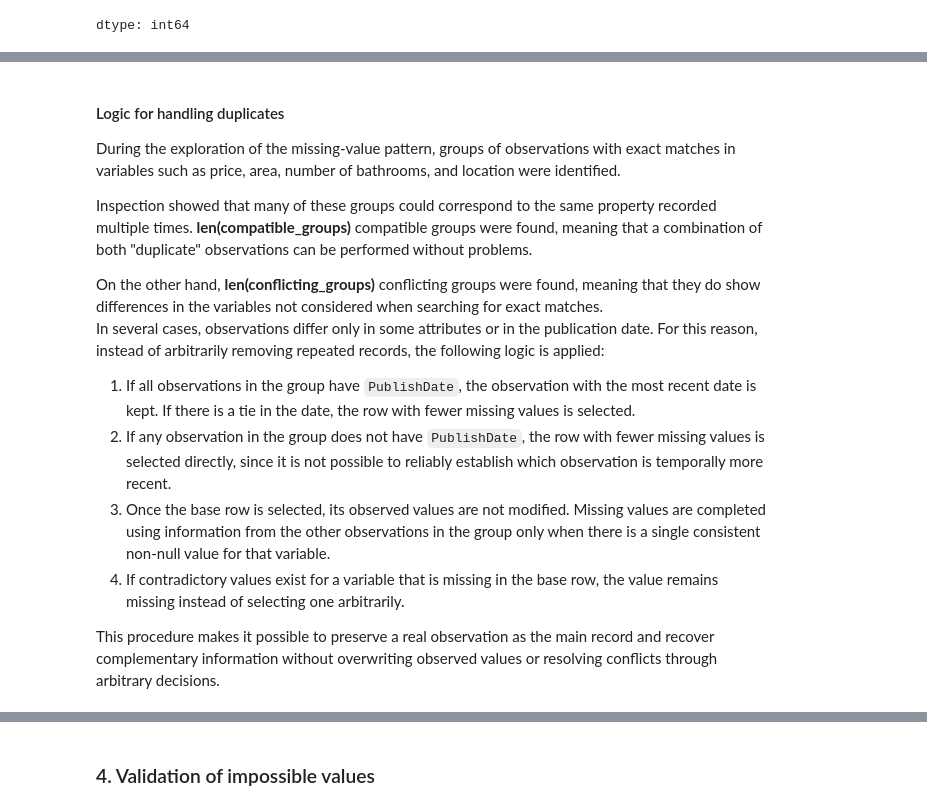
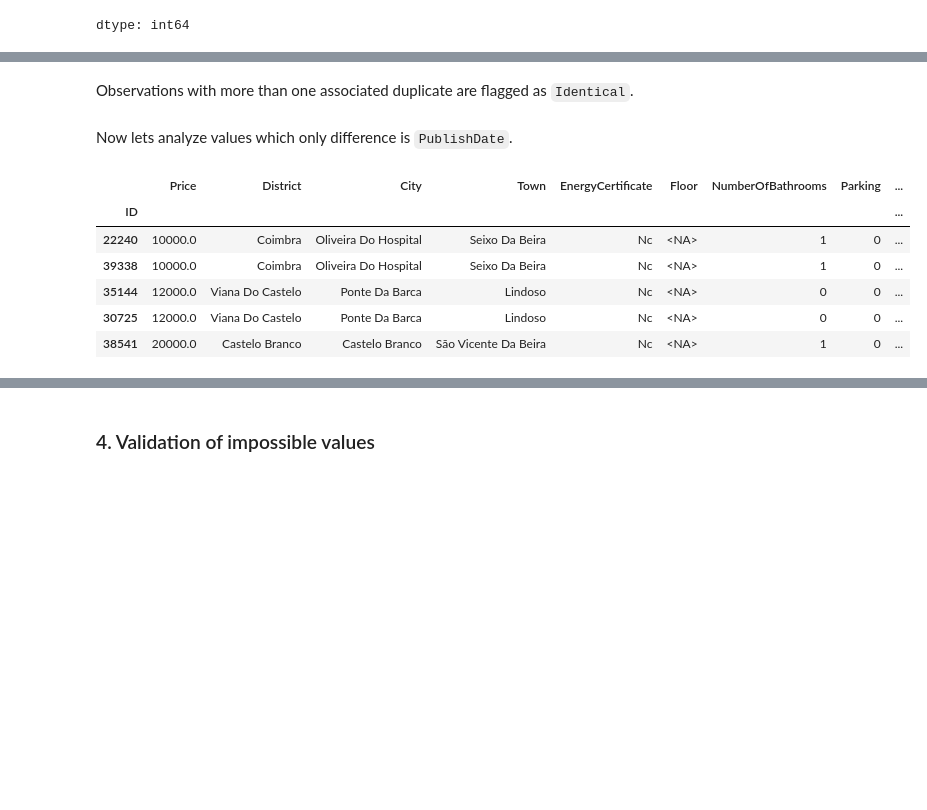
Before and after one commit to Joselala123/Portugal_House_DataCleaning_EDA_PredictiveModel, a Jupyter notebook: Portugal_House_Notebook.ipynb, the cells around one changed output, grey strips where cells are left out. Saved outputs shown, nothing was run; the diff lists cells and outputs as text; code cells hidden in the pictures; blank space fills up the shorter version.

```diff
--- a/Portugal_House_Notebook.ipynb
+++ b/Portugal_House_Notebook.ipynb
@@ -315,9 +537,2 @@ Count of null values for each variable and its percentage:
 # %%
 dfDuplicates=df.copy()
-# %%
-columns = dfDuplicates.columns.drop("original_row_id", "source").to_list()
-
-groups = dfDuplicates.groupby(columns,dropna=False)
-
-dfDuplicates["DuplicateCount"] = groups.transform("size")
-dfDuplicates["DuplicateGroup"] = groups.ngroup() + 1
@@ -324,3 +543,11 @@ dfDuplicates["DuplicateGroup"] = groups.ngroup() + 1
+# %%
+dfDuplicates = create_groups(
+    df=dfDuplicates,
+    group_columns=original_columns.to_list(),
+    group_col="DuplicateGroup",
+    count_col="DuplicateCount",
+    start_group_at_one=True
+)
 # %%
 dfDuplicates["DuplicateCount"].value_counts().sort_index(ascending=True)
 # %% [output]
@@ -598,18 +737,0 @@ print(f"Grupos conflituales: {len(conflicting_groups)}")
-# %% [markdown]
-#### Logic for handling duplicates
-
-During the exploration of the missing-value pattern, groups of observations with exact matches in variables such as price, area, number of bathrooms, and location were identified.
-
-Inspection showed that many of these groups could correspond to the same property recorded multiple times.
-**len(compatible_groups)** compatible groups were found, meaning that a combination of both "duplicate" observations can be performed without problems.
-
-On the other hand, **len(conflicting_groups)** conflicting groups were found, meaning that they do show differences in the variables not considered when searching for exact matches.
-<br></br>
-In several cases, observations differ only in some attributes or in the publication date. For this reason, instead of arbitrarily removing repeated records, the following logic is applied:
-
-1. If all observations in the group have `PublishDate`, the observation with the most recent date is kept. If there is a tie in the date, the row with fewer missing values is selected.
-2. If any observation in the group does not have `PublishDate`, the row with fewer missing values is selected directly, since it is not possible to reliably establish which observation is temporally more recent.
-3. Once the base row is selected, its observed values are not modified. Missing values are completed using information from the other observations in the group only when there is a single consistent non-null value for that variable.
-4. If contradictory values exist for a variable that is missing in the base row, the value remains missing instead of selecting one arbitrarily.
-
-This procedure makes it possible to preserve a real observation as the main record and recover complementary information without overwriting observed values or resolving conflicts through arbitrary decisions.
@@ -675,0 +738,4 @@ print("Shape final:", df.shape)
+# %% [markdown]
+Observations with more than one associated duplicate are flagged as `Identical`.
+# %% [markdown]
+Now lets analyze values which only difference is `PublishDate`.
@@ -675,0 +750,17 @@ print("Shape final:", df.shape)
+# %%
+date_duplicate_candidates = dfDuplicates[
+    (dfDuplicates["DuplicateCount"] == 1) &
+    (dfDuplicates["DateGroupCount"] > 1)
+].sort_values(
+    ["DateGroup", "PublishDate"]
+)
+
+display_base_columns(date_duplicate_candidates.head())
+# %% [output]
+|  | Price | District | City | Town | EnergyCertificate | Floor | NumberOfBathrooms | Parking | ... |
+| ID |  |  |  |  |  |  |  |  | ... |
+| 22240 | 10000.0 | Coimbra | Oliveira Do Hospital | Seixo Da Beira | Nc | <NA> | 1 | 0 | ... |
+| 39338 | 10000.0 | Coimbra | Oliveira Do Hospital | Seixo Da Beira | Nc | <NA> | 1 | 0 | ... |
+| 35144 | 12000.0 | Viana Do Castelo | Ponte Da Barca | Lindoso | Nc | <NA> | 0 | 0 | ... |
+| 30725 | 12000.0 | Viana Do Castelo | Ponte Da Barca | Lindoso | Nc | <NA> | 0 | 0 | ... |
+| 38541 | 20000.0 | Castelo Branco | Castelo Branco | São Vicente Da Beira | Nc | <NA> | 1 | 0 | ... |
```
Also changed, not shown: parts of 51 cells of this notebook.
